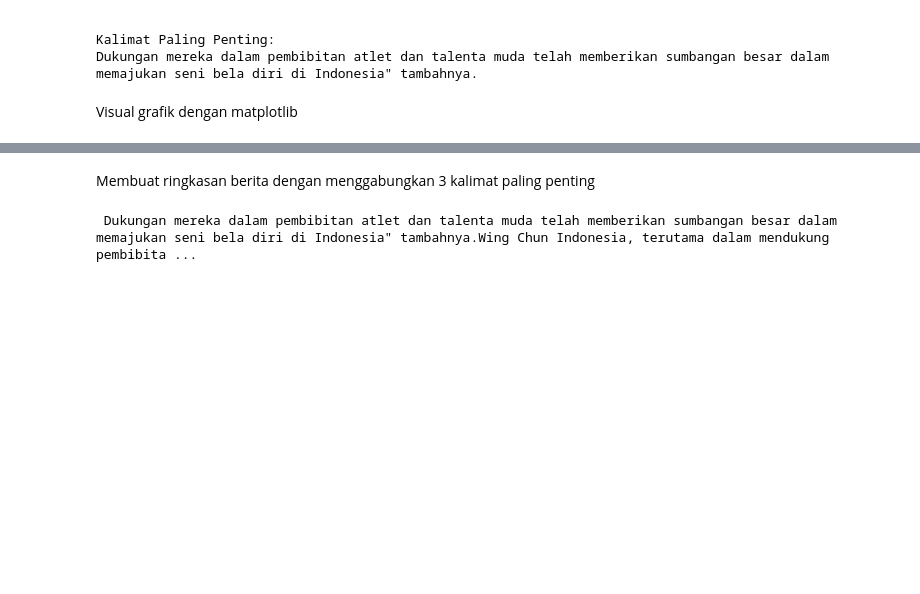
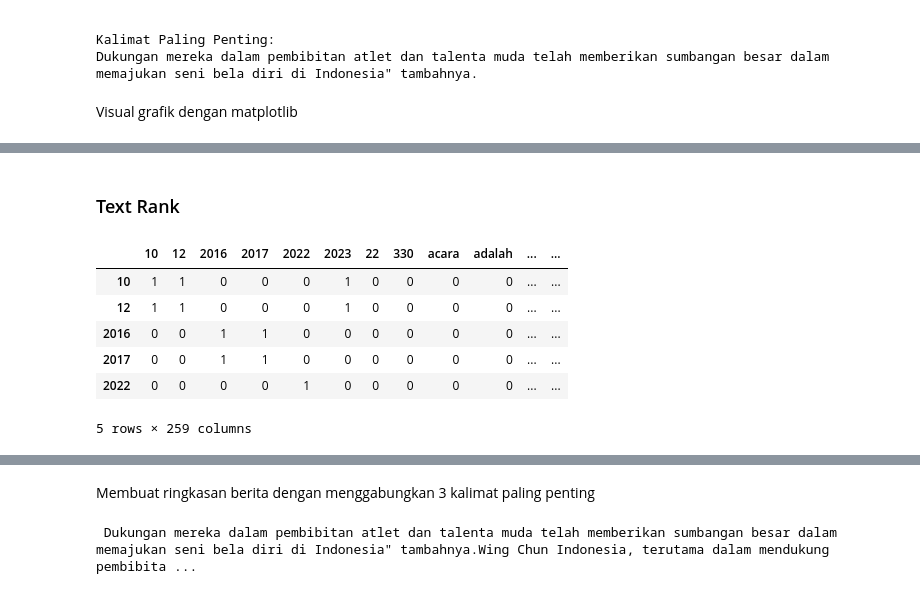
Before and after one commit to ahmadfaikh/jupyter, a Jupyter notebook: _build/jupyter_execute/crawl_detik_fix.ipynb, the cells around one changed output, grey strips where cells are left out. Saved outputs shown, nothing was run; the diff lists cells and outputs as text; code cells hidden in the pictures; blank space fills up the shorter version.

Commit message:
menambah pagerank pada crawling berita

```diff
--- a/_build/jupyter_execute/crawl_detik_fix.ipynb
+++ b/_build/jupyter_execute/crawl_detik_fix.ipynb
@@ -284,0 +320,42 @@ plt.show()
+# %% [markdown]
+### Text Rank
+# %%
+from sklearn.feature_extraction.text import CountVectorizer
+import pandas as pd
+
+# Ekstrak fitur dan membuat tabel
+def extract_features_and_create_table(documents):
+# Inisiasi countvectorizer
+    vectorizer = CountVectorizer()
+
+    # fit transform dokumen
+    word_matrix = vectorizer.fit_transform(documents)
+
+    words_df = pd.DataFrame(word_matrix.toarray(), columns=vectorizer.get_feature_names_out())
+
+    # Initialize an empty DataFrame for word relationships
+    word_relationships = pd.DataFrame(index=vectorizer.get_feature_names_out(),
+                                      columns=vectorizer.get_feature_names_out()).fillna(0)
+
+    # Iterasi pada fitur untuk melihat hubungan antar kata
+    for word1 in word_relationships.index:
+        for word2 in word_relationships.columns:
+            # Mengecek apakah antara dua kata memiliki hubungan
+            if any(words_df[word1] & words_df[word2]):
+                word_relationships.at[word1, word2] = 1
+
+    return word_relationships
+
+# Memanggil fungsi
+word_relationship_table = extract_features_and_create_table(sentences)
+
+# Menampilkan tabel
+word_relationship_table.head()  # Displaying only the head for brevity
+# %% [output]
+|  | 10 | 12 | 2016 | 2017 | 2022 | 2023 | 22 | 330 | acara | adalah | ... | ... |
+| 10 | 1 | 1 | 0 | 0 | 0 | 1 | 0 | 0 | 0 | 0 | ... | ... |
+| 12 | 1 | 1 | 0 | 0 | 0 | 1 | 0 | 0 | 0 | 0 | ... | ... |
+| 2016 | 0 | 0 | 1 | 1 | 0 | 0 | 0 | 0 | 0 | 0 | ... | ... |
+| 2017 | 0 | 0 | 1 | 1 | 0 | 0 | 0 | 0 | 0 | 0 | ... | ... |
+| 2022 | 0 | 0 | 0 | 0 | 1 | 0 | 0 | 0 | 0 | 0 | ... | ... |
+5 rows × 259 columns
```
Also changed, not shown: parts of 6 cells of this notebook, 9 other files.
